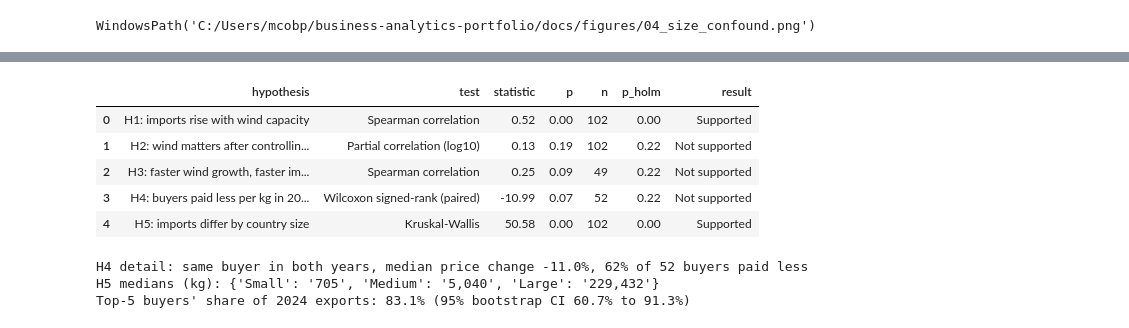
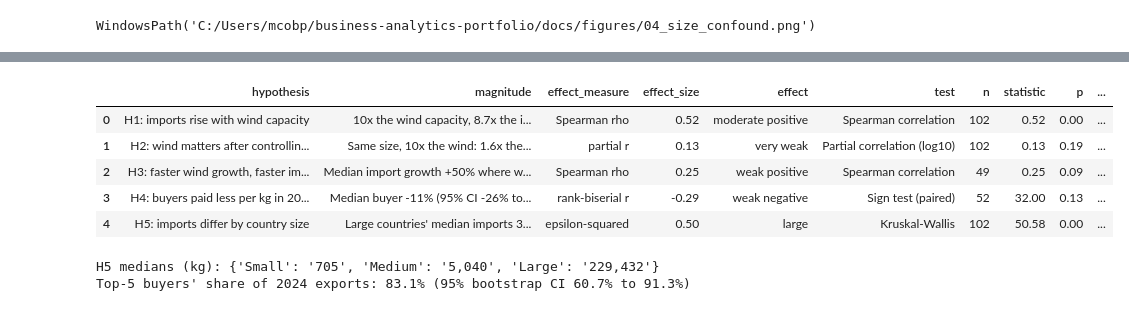
Before and after one commit to bolorbud-gif/business-analytics-portfolio, a Jupyter notebook: notebooks/02_eda_analysis.ipynb, the cells around one changed output, grey strips where cells are left out. Cells and saved outputs as stored; diff of their text form; code cells hidden in the pictures.

```diff
--- a/notebooks/02_eda_analysis.ipynb
+++ b/notebooks/02_eda_analysis.ipynb
@@ -324,0 +409,6 @@ Five hypotheses, each with a test suited to skewed data. Because five tests are
+# %%
+order = ["Small", "Medium", "Large"]
+print("H5 (Kruskal-Wallis): imports by size group, raw kg")
+display(st.group_assumptions(sample, "imports_from_china_kg", "size_group", order))
+print("H5: the same on log10 kg")
+st.group_assumptions(sample, "imports_from_china_kg", "size_group", order, log=True)
@@ -324,0 +440,7 @@ Five hypotheses, each with a test suited to skewed data. Because five tests are
+# %%
+h2_ranks = st.partial_correlation(sample, "imports_from_china_kg", "wind_capacity_gw",
+                                 ["total_generation_twh"], method="spearman")
+h4_all = st.paired_change(exports, "partner", "year", "unit_value_usd_per_kg", 2023, 2024, test="sign")
+print(f"H2 check without normality (rank-based partial correlation): r = {h2_ranks['r']:.2f}, p = {h2_ranks['p']:.2f}")
+print(f"H4 p-values: sign test {h4_all['sign_p']:.3f}, Wilcoxon {h4_all['wilcoxon_p']:.3f}, "
+      f"paired t-test {h4_all['t_test_p']:.3f} (not valid here)")
@@ -325,38 +461,48 @@ Five hypotheses, each with a test suited to skewed data. Because five tests are
 # %%
 h1 = st.correlation(sample, "imports_from_china_kg", "wind_capacity_gw")
 h2 = st.partial_correlation(sample, "imports_from_china_kg", "wind_capacity_gw", ["total_generation_twh"])
-h3 = st.correlation(panel[panel["year"] == 2024], "import_growth_pct", "wind_generation_change_twh")
-exports = trade[trade["trade_flow"] == "Export"]
-h4 = st.paired_change(exports, "partner", "year", "unit_value_usd_per_kg", 2023, 2024)
-h5 = st.compare_groups(sample, "imports_from_china_kg", "size_group", ["Small", "Medium", "Large"])
+h4, h5 = h4_all, st.compare_groups(sample, "imports_from_china_kg", "size_group", order)
+split = st.split_medians(growth, "import_growth_pct", "wind_generation_change_twh")
 tests = st.hypothesis_table([
-    {"hypothesis": "H1: imports rise with wind capacity", "test": "Spearman correlation",
-     "statistic": h1["r"], "p": h1["p"], "n": h1["n"]},
-    {"hypothesis": "H2: wind matters after controlling for size", "test": "Partial correlation (log10)",
-     "statistic": h2["r"], "p": h2["p"], "n": h2["n"]},
-    {"hypothesis": "H3: faster wind growth, faster import growth (2024)", "test": "Spearman correlation",
-     "statistic": h3["r"], "p": h3["p"], "n": h3["n"]},
-    {"hypothesis": "H4: buyers paid less per kg in 2024 than 2023", "test": "Wilcoxon signed-rank (paired)",
-     "statistic": h4["median_change_pct"], "p": h4["p"], "n": h4["n"]},
-    {"hypothesis": "H5: imports differ by country size", "test": "Kruskal-Wallis",
-     "statistic": h5["statistic"], "p": h5["p"], "n": h5["n"]},
+    {"hypothesis": "H1: imports rise with wind capacity",
+     "magnitude": f"10x the wind capacity, {st.fold_change(a.loc[w, 'coef']):.1f}x the imports",
+     "effect_measure": "Spearman rho", "effect_size": h1["r"], "effect": h1["strength"],
+     "test": "Spearman correlation", "n": h1["n"], "statistic": h1["r"], "p": h1["p"]},
+    {"hypothesis": "H2: wind matters after controlling for size",
+     "magnitude": f"Same size, 10x the wind: {st.fold_change(b.loc[w, 'coef']):.1f}x the imports "
+                  f"(95% CI {st.fold_change(b.loc[w, 'ci_low']):.2f}x to {st.fold_change(b.loc[w, 'ci_high']):.1f}x)",
+     "effect_measure": "partial r", "effect_size": h2["r"], "effect": h2["strength"],
+     "test": "Partial correlation (log10)", "n": h2["n"], "statistic": h2["r"], "p": h2["p"]},
+    {"hypothesis": "H3: faster wind growth, faster import growth (2024)",
+     "magnitude": f"Median import growth {split['above']:+.0f}% where wind grew most, "
+                  f"{split['below']:+.0f}% elsewhere",
+     "effect_measure": "Spearman rho", "effect_size": h3["r"], "effect": h3["strength"],
+     "test": "Spearman correlation", "n": h3["n"], "statistic": h3["r"], "p": h3["p"]},
+    {"hypothesis": "H4: buyers paid less per kg in 2024 than 2023",
+     "magnitude": f"Median buyer {h4['median_change_pct']:+.0f}% (95% CI {h4['ci_low_pct']:+.0f}% to "
+                  f"{h4['ci_high_pct']:+.0f}%); {h4['share_falling']:.0%} paid less",
+     "effect_measure": "rank-biserial r", "effect_size": h4["rank_biserial"],
+     "effect": st.strength(h4["rank_biserial"]),
+     "test": "Sign test (paired)", "n": h4["n"], "statistic": h4["statistic"], "p": h4["p"]},
+    {"hypothesis": "H5: imports differ by country size",
+     "magnitude": f"Large countries' median imports {h5['medians']['Large'] / h5['medians']['Small']:,.0f}x "
+                  "small countries'",
+     "effect_measure": "epsilon-squared", "effect_size": h5["epsilon_sq"], "effect": h5["effect"],
+     "test": "Kruskal-Wallis", "n": h5["n"], "statistic": h5["statistic"], "p": h5["p"]},
 ])
 tests
 # %% [output]
-|  | hypothesis | test | statistic | p | n | p_holm | result |
-| 0 | H1: imports rise with wind capacity | Spearman correlation | 0.52 | 0.00 | 102 | 0.00 | Supported |
-| 1 | H2: wind matters after controllin... | Partial correlation (log10) | 0.13 | 0.19 | 102 | 0.22 | Not supported |
-| 2 | H3: faster wind growth, faster im... | Spearman correlation | 0.25 | 0.09 | 49 | 0.22 | Not supported |
-| 3 | H4: buyers paid less per kg in 20... | Wilcoxon signed-rank (paired) | -10.99 | 0.07 | 52 | 0.22 | Not supported |
-| 4 | H5: imports differ by country size | Kruskal-Wallis | 50.58 | 0.00 | 102 | 0.00 | Supported |
+|  | hypothesis | magnitude | effect_measure | effect_size | effect | test | n | statistic | p | ... |
+| 0 | H1: imports rise with wind capacity | 10x the wind capacity, 8.7x the i... | Spearman rho | 0.52 | moderate positive | Spearman correlation | 102 | 0.52 | 0.00 | ... |
+| 1 | H2: wind matters after controllin... | Same size, 10x the wind: 1.6x the... | partial r | 0.13 | very weak | Partial correlation (log10) | 102 | 0.13 | 0.19 | ... |
+| 2 | H3: faster wind growth, faster im... | Median import growth +50% where w... | Spearman rho | 0.25 | weak positive | Spearman correlation | 49 | 0.25 | 0.09 | ... |
+| 3 | H4: buyers paid less per kg in 20... | Median buyer -11% (95% CI -26% to... | rank-biserial r | -0.29 | weak negative | Sign test (paired) | 52 | 32.00 | 0.13 | ... |
+| 4 | H5: imports differ by country size | Large countries' median imports 3... | epsilon-squared | 0.50 | large | Kruskal-Wallis | 102 | 50.58 | 0.00 | ... |
 # %%
-print(f"H4 detail: same buyer in both years, median price change {h4['median_change_pct']:+.1f}%, "
-      f"{h4['share_falling']:.0%} of {h4['n']} buyers paid less")
 print("H5 medians (kg):", {k: f"{v:,.0f}" for k, v in h5["medians"].items()})
 ci = st.bootstrap_ci(ex.buyer_volumes(trade, 2024), st.top_share)
 print(f"Top-5 buyers' share of 2024 exports: {ci['estimate']:.1%} "
       f"(95% bootstrap CI {ci['ci_low']:.1%} to {ci['ci_high']:.1%})")
 # %% [output]
-H4 detail: same buyer in both years, median price change -11.0%, 62% of 52 buyers paid less
 H5 medians (kg): {'Small': '705', 'Medium': '5,040', 'Large': '229,432'}
 Top-5 buyers' share of 2024 exports: 83.1% (95% bootstrap CI 60.7% to 91.3%)
```
Also changed, not shown: parts of 30 cells of this notebook, 23 other files.
